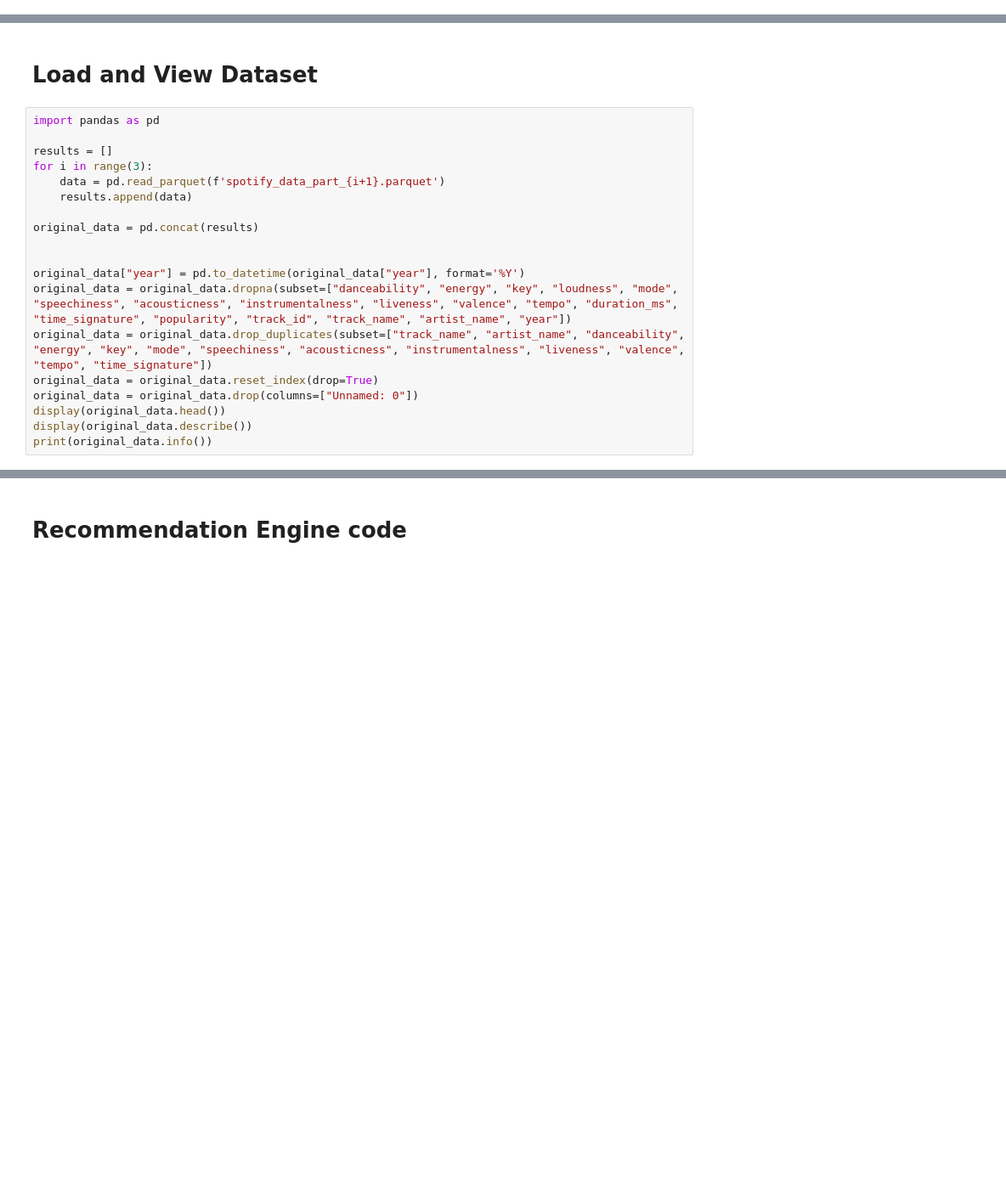
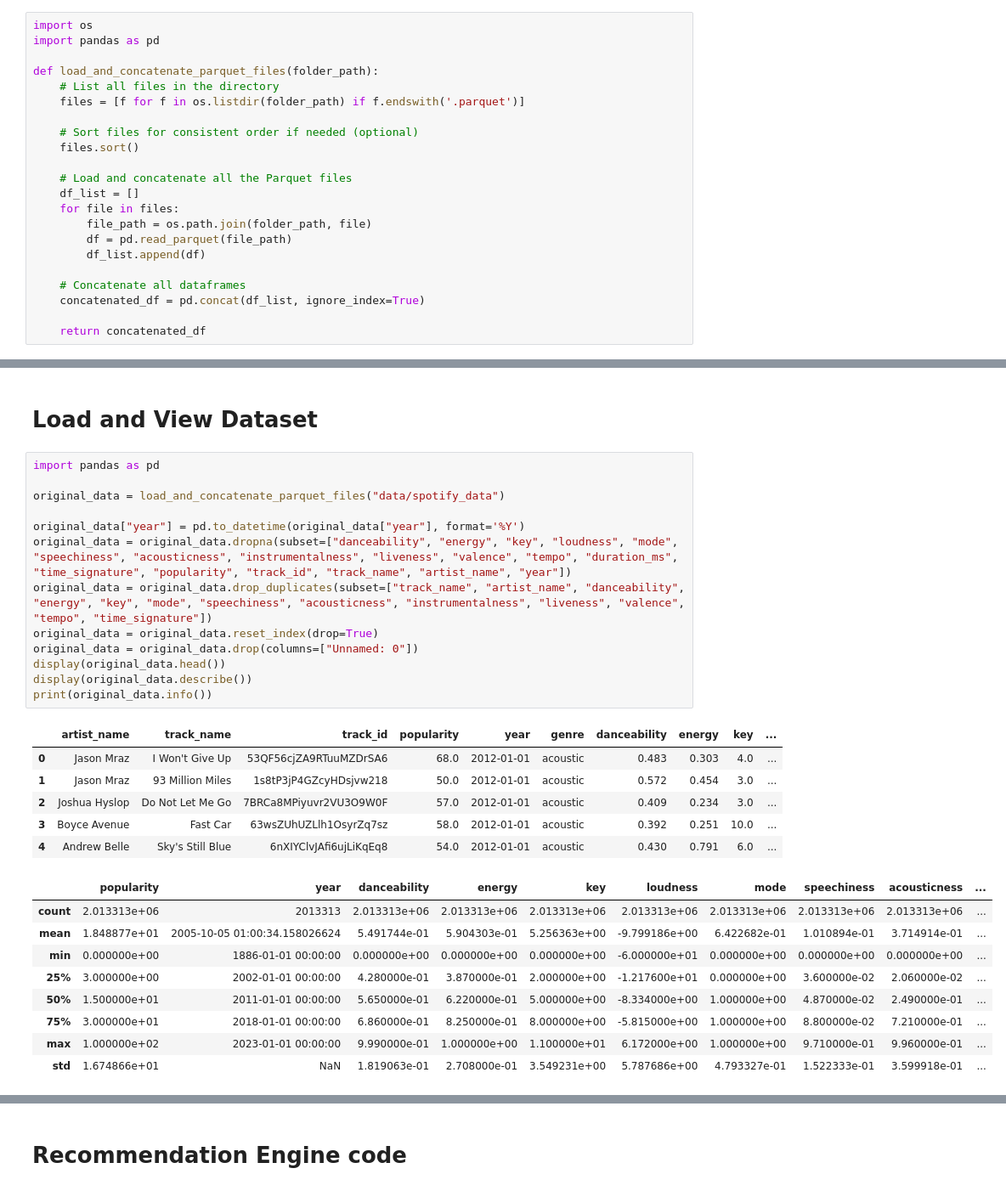
Before and after one commit to NiklNKL/SpotifySongClustering, a Jupyter notebook: song_recommendation.ipynb, the cells around one changed output, grey strips where cells are left out. Shown at 85% size. Cells and saved outputs as stored; diff of their text form; blank space fills up the shorter version.

```diff
--- a/song_recommendation.ipynb
+++ b/song_recommendation.ipynb
@@ -53,0 +58,22 @@
+# %%
+import os
+import pandas as pd
+
+def load_and_concatenate_parquet_files(folder_path):
+    # List all files in the directory
+    files = [f for f in os.listdir(folder_path) if f.endswith('.parquet')]
+
+    # Sort files for consistent order if needed (optional)
+    files.sort()
+
+    # Load and concatenate all the Parquet files
+    df_list = []
+    for file in files:
+        file_path = os.path.join(folder_path, file)
+        df = pd.read_parquet(file_path)
+        df_list.append(df)
+
+    # Concatenate all dataframes
+    concatenated_df = pd.concat(df_list, ignore_index=True)
+
+    return concatenated_df
@@ -56,19 +141,29 @@
 # %%
 import pandas as pd
 
-results = []
-for i in range(3):
-    data = pd.read_parquet(f'spotify_data_part_{i+1}.parquet')
-    results.append(data)
-
-original_data = pd.concat(results)
-
+original_data = load_and_concatenate_parquet_files("data/spotify_data")
 
 original_data["year"] = pd.to_datetime(original_data["year"], format='%Y')
 original_data = original_data.dropna(subset=["danceability", "energy", "key", "loudness", "mode", "speechiness", "acousticness", "instrumentalness", "liveness", "valence", "tempo", "duration_ms", "time_signature", "popularity", "track_id", "track_name", "artist_name", "year"])
 original_data = original_data.drop_duplicates(subset=["track_name", "artist_name", "danceability", "energy", "key", "mode", "speechiness", "acousticness", "instrumentalness", "liveness", "valence", "tempo", "time_signature"])
 original_data = original_data.reset_index(drop=True)
 original_data = original_data.drop(columns=["Unnamed: 0"])
 display(original_data.head())
 display(original_data.describe())
 print(original_data.info())
+# %% [output]
+|  | artist_name | track_name | track_id | popularity | year | genre | danceability | energy | key | ... |
+| 0 | Jason Mraz | I Won't Give Up | 53QF56cjZA9RTuuMZDrSA6 | 68.0 | 2012-01-01 | acoustic | 0.483 | 0.303 | 4.0 | ... |
+| 1 | Jason Mraz | 93 Million Miles | 1s8tP3jP4GZcyHDsjvw218 | 50.0 | 2012-01-01 | acoustic | 0.572 | 0.454 | 3.0 | ... |
+| 2 | Joshua Hyslop | Do Not Let Me Go | 7BRCa8MPiyuvr2VU3O9W0F | 57.0 | 2012-01-01 | acoustic | 0.409 | 0.234 | 3.0 | ... |
+| 3 | Boyce Avenue | Fast Car | 63wsZUhUZLlh1OsyrZq7sz | 58.0 | 2012-01-01 | acoustic | 0.392 | 0.251 | 10.0 | ... |
+| 4 | Andrew Belle | Sky's Still Blue | 6nXIYClvJAfi6ujLiKqEq8 | 54.0 | 2012-01-01 | acoustic | 0.430 | 0.791 | 6.0 | ... |
+|  | popularity | year | danceability | energy | key | loudness | mode | speechiness | acousticness | ... |
+| count | 2.013313e+06 | 2013313 | 2.013313e+06 | 2.013313e+06 | 2.013313e+06 | 2.013313e+06 | 2.013313e+06 | 2.013313e+06 | 2.013313e+06 | ... |
+| mean | 1.848877e+01 | 2005-10-05 01:00:34.158026624 | 5.491744e-01 | 5.904303e-01 | 5.256363e+00 | -9.799186e+00 | 6.422682e-01 | 1.010894e-01 | 3.714914e-01 | ... |
+| min | 0.000000e+00 | 1886-01-01 00:00:00 | 0.000000e+00 | 0.000000e+00 | 0.000000e+00 | -6.000000e+01 | 0.000000e+00 | 0.000000e+00 | 0.000000e+00 | ... |
+| 25% | 3.000000e+00 | 2002-01-01 00:00:00 | 4.280000e-01 | 3.870000e-01 | 2.000000e+00 | -1.217600e+01 | 0.000000e+00 | 3.600000e-02 | 2.060000e-02 | ... |
+| 50% | 1.500000e+01 | 2011-01-01 00:00:00 | 5.650000e-01 | 6.220000e-01 | 5.000000e+00 | -8.334000e+00 | 1.000000e+00 | 4.870000e-02 | 2.490000e-01 | ... |
+| 75% | 3.000000e+01 | 2018-01-01 00:00:00 | 6.860000e-01 | 8.250000e-01 | 8.000000e+00 | -5.815000e+00 | 1.000000e+00 | 8.800000e-02 | 7.210000e-01 | ... |
+| max | 1.000000e+02 | 2023-01-01 00:00:00 | 9.990000e-01 | 1.000000e+00 | 1.100000e+01 | 6.172000e+00 | 1.000000e+00 | 9.710000e-01 | 9.960000e-01 | ... |
+| std | 1.674866e+01 | NaN | 1.819063e-01 | 2.708000e-01 | 3.549231e+00 | 5.787686e+00 | 4.793327e-01 | 1.522333e-01 | 3.599918e-01 | ... |
```
Also changed, not shown: parts of 8 cells of this notebook, 11 other files.
